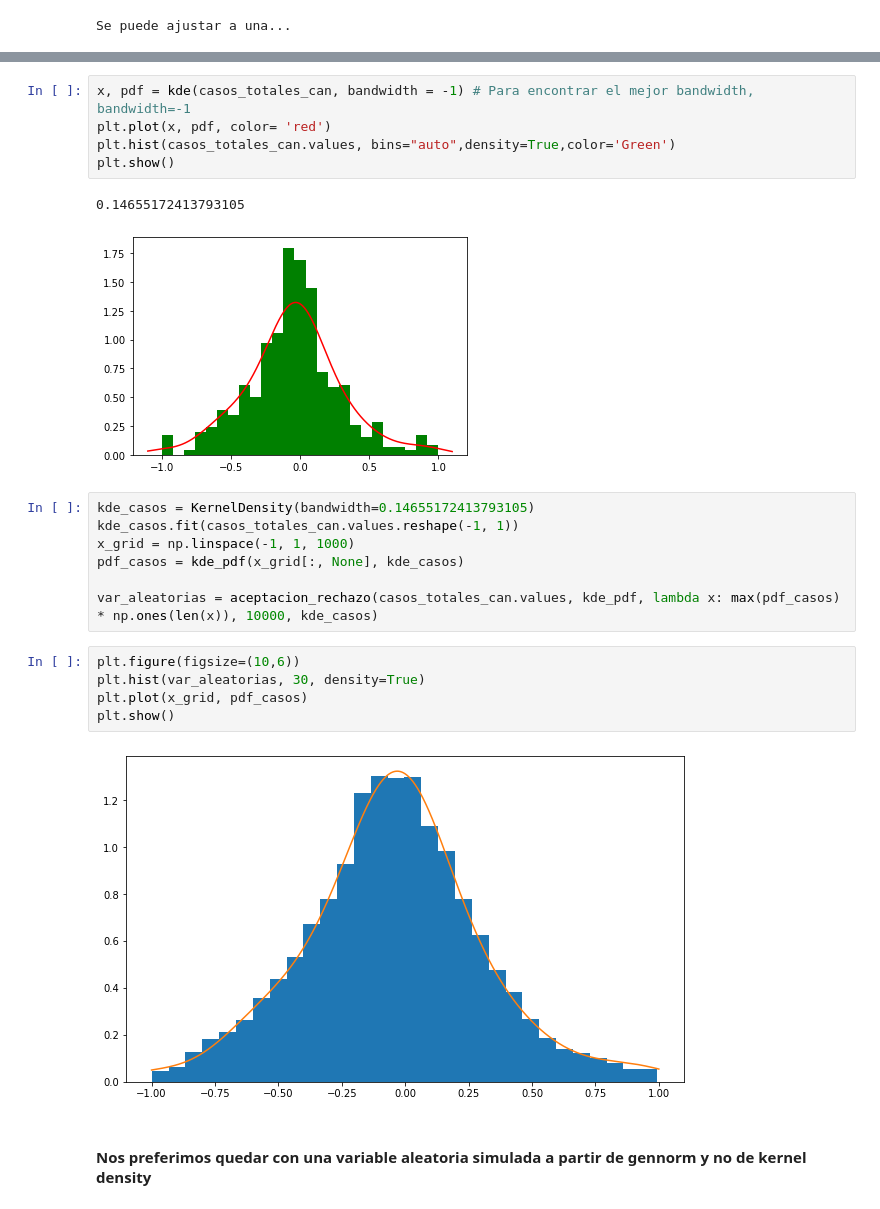
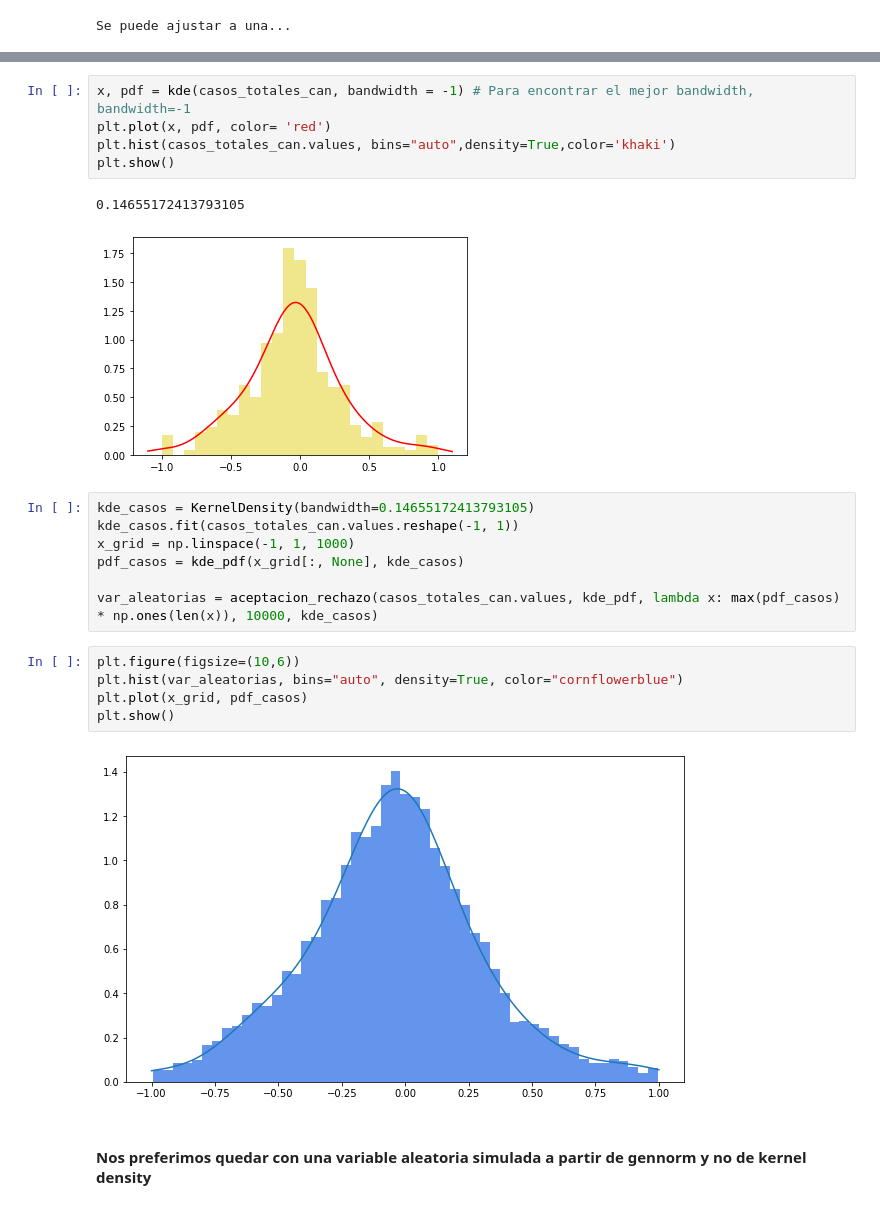
Before and after one commit to danielamichel/Proyecto1_DMichel_ADurrmuller, a Jupyter notebook: Proyecto_ASDurrmuller_DMichel.ipynb, the cells around one changed output, grey strips where cells are left out. Cells and saved outputs as stored; diff of their text form.

```diff
--- a/Proyecto_ASDurrmuller_DMichel.ipynb
+++ b/Proyecto_ASDurrmuller_DMichel.ipynb
@@ -450,11 +458,11 @@ plt.show()
 # %%
 x, pdf = kde(casos_totales_can, bandwidth = -1) # Para encontrar el mejor bandwidth, bandwidth=-1
 plt.plot(x, pdf, color= 'red')
-plt.hist(casos_totales_can.values, bins="auto",density=True,color='Green')
+plt.hist(casos_totales_can.values, bins="auto",density=True,color='khaki')
 plt.show()
 # %% [output]
 0.14655172413793105
-[figure, old version]
+[figure, new version]
 # %%
 kde_casos = KernelDensity(bandwidth=0.14655172413793105)
 kde_casos.fit(casos_totales_can.values.reshape(-1, 1))
@@ -464,11 +472,11 @@ pdf_casos = kde_pdf(x_grid[:, None], kde_casos)
 var_aleatorias = aceptacion_rechazo(casos_totales_can.values, kde_pdf, lambda x: max(pdf_casos) * np.ones(len(x)), 10000, kde_casos)
 # %%
 plt.figure(figsize=(10,6))
-plt.hist(var_aleatorias, 30, density=True)
+plt.hist(var_aleatorias, bins="auto", density=True, color="cornflowerblue")
 plt.plot(x_grid, pdf_casos)
 plt.show()
 # %% [output]
-[figure, old version]
+[figure, new version]
 # %% [markdown]
 #### Nos preferimos quedar con una variable aleatoria simulada a partir de gennorm y no de kernel density
 # %%
```
Also changed, not shown: parts of 16 cells of this notebook.
